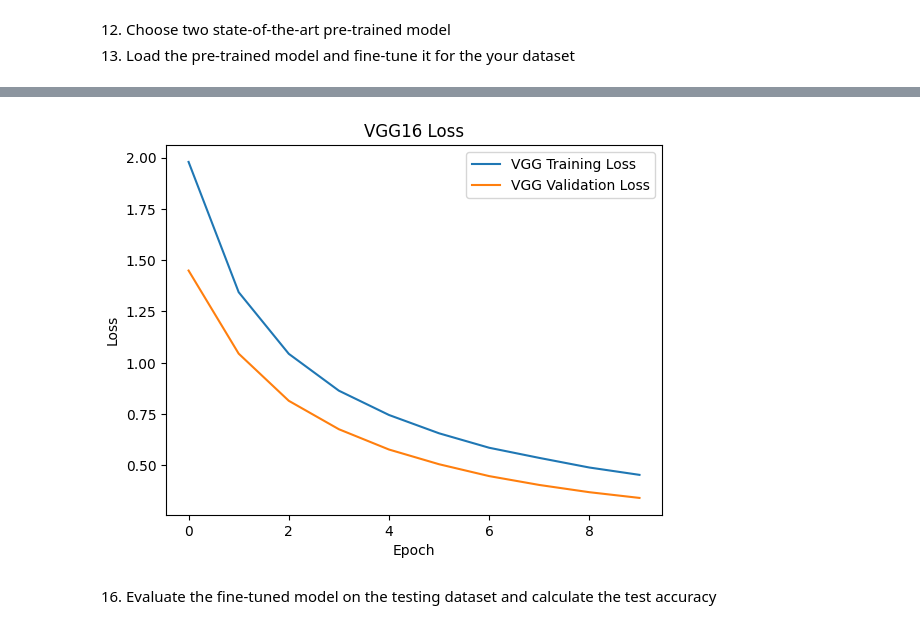
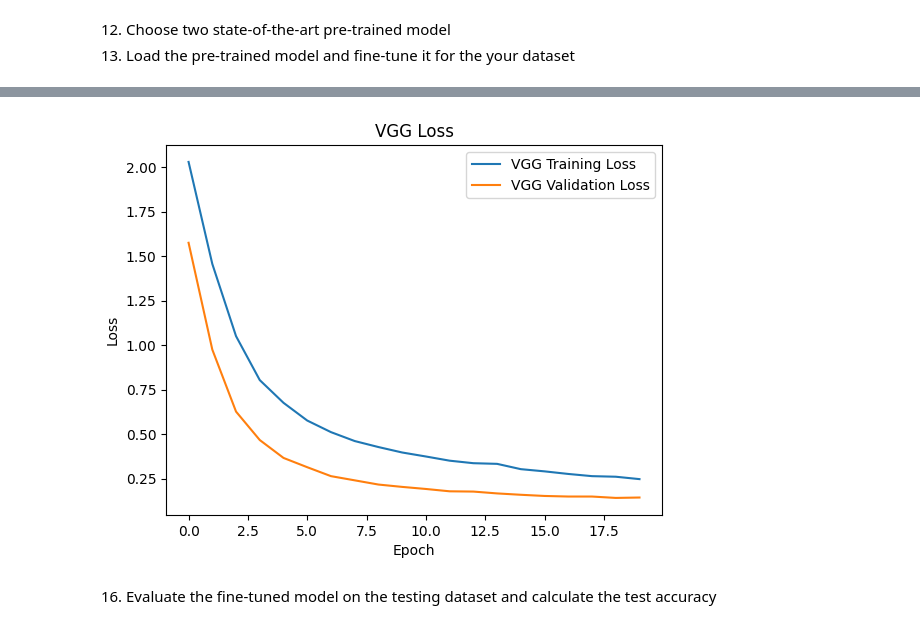
Before and after one commit to lakshithagnk/CNN-image-classification, a Jupyter notebook: Assignment_03_MINIST_dataset.ipynb, the cells around one changed output, grey strips where cells are left out. Saved outputs shown, nothing was run; the diff lists cells and outputs as text; code cells hidden in the pictures.

```diff
--- a/Assignment_03_MINIST_dataset.ipynb
+++ b/Assignment_03_MINIST_dataset.ipynb
@@ -483,0 +418,3 @@ Downloading data from https://storage.googleapis.com/tensorflow/keras-applicatio
+# %%
+resnet_model = ResNet50(weights='imagenet', include_top=False, input_shape=(32, 32, 3))
+vgg_model = VGG16(weights='imagenet', include_top=False, input_shape=(32, 32, 3))
@@ -484,2 +426,10 @@ Downloading data from https://storage.googleapis.com/tensorflow/keras-applicatio
+# %%
+train_images_resized = np.repeat(train_images, 3, axis=-1)
+val_images_resized = np.repeat(val_images, 3, axis=-1)
+test_images_resized = np.repeat(test_images, 3, axis=-1)
+# %%
+train_images_resized = tf.image.resize(train_images_resized, (32, 32))
+val_images_resized = tf.image.resize(val_images_resized, (32, 32))
+test_images_resized = tf.image.resize(test_images_resized, (32, 32))
 # %% [markdown]
 14. Train the fine-tuned model using the same training and testing data split as your custom CNN model
@@ -510,0 +476,23 @@ Epoch 10/10
+# %%
+# VGG16
+vgg_model.trainable = False
+vgg_model = keras.Sequential([
+    vgg_model,
+    layers.Flatten(),
+    layers.Dense(64,
+                 tf.keras.layers.LeakyReLU(alpha=0.01)),
+    layers.Dense(128,
+                 tf.keras.layers.LeakyReLU(alpha=0.01)),
+    layers.Dense(32,
+                 tf.keras.layers.LeakyReLU(alpha=0.01)),
+    layers.Dropout(0.5),
+    layers.Dense(10, activation='softmax')
+    ])
+
+vgg_model.compile(optimizer=Adam(learning_rate=0.0005),
+                  loss='sparse_categorical_crossentropy',
+                  metrics=['accuracy'])
+
+vgg_history = vgg_model.fit(train_images_resized, train_labels,
+                            epochs=20, batch_size=1024,
+                            validation_data=(val_images_resized, val_labels))
@@ -546,13 +530,13 @@ Epoch 10/10
 # %%
-# Plot Training and Validation Loss for VGG16
-plt.plot(history_vgg.history['loss'], label = 'VGG Training Loss')
-plt.plot(history_vgg.history['val_loss'], label = 'VGG Validation Loss')
+# VGG
+plt.plot(vgg_history.history['loss'], label='VGG Training Loss')
+plt.plot(vgg_history.history['val_loss'], label='VGG Validation Loss')
+plt.title('VGG Loss')
 plt.xlabel('Epoch')
 plt.ylabel('Loss')
 plt.legend()
-plt.title("VGG16 Loss")
 plt.show()
 # %% [output]
-[figure, old version]
+[figure, new version]
 # %% [markdown]
 16. Evaluate the fine-tuned model on the testing dataset and calculate the test accuracy
```
Also changed, not shown: parts of 23 cells of this notebook.
